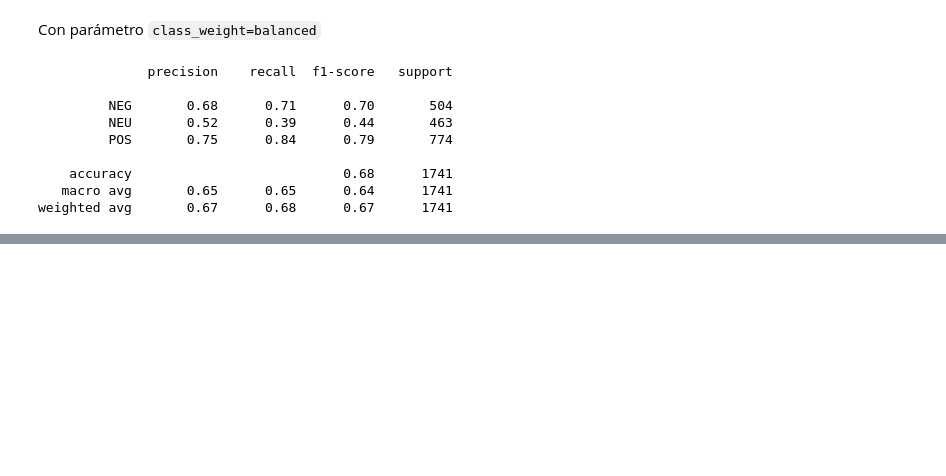
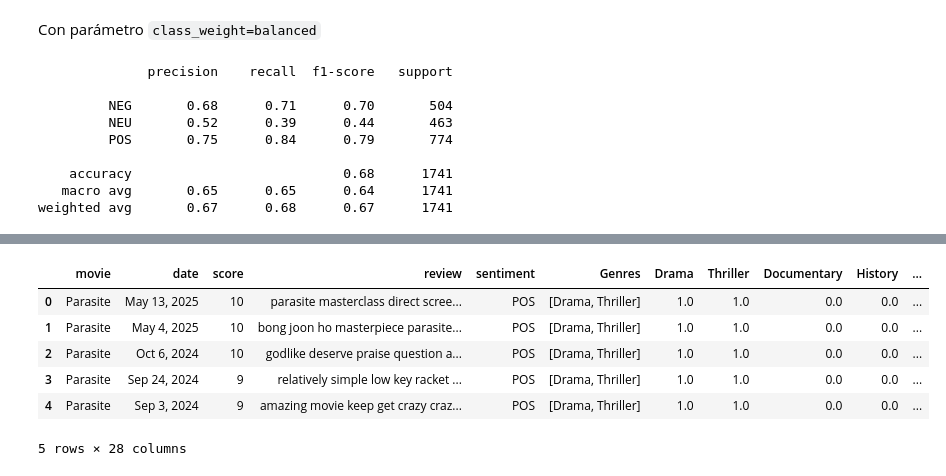
Before and after one commit to jugarbus/Proyecto_NLP, a Jupyter notebook: proyecto_NLP.ipynb, the cells around one changed output, grey strips where cells are left out. Cells and saved outputs as stored; diff of their text form; code cells hidden in the pictures; blank space fills up the shorter version.

```diff
--- a/proyecto_NLP.ipynb
+++ b/proyecto_NLP.ipynb
@@ -924,0 +1421,27 @@ weighted avg       0.67      0.68      0.67      1741
+# %%
+# Copiar el dataframe
+moviesWithGenres_df = movies_df.copy()
+
+# Reemplazar NaN por listas vacías para poder iterar
+moviesWithGenres_df['Genres'] = moviesWithGenres_df['Genres'].apply(lambda x: x if isinstance(x, list) else [])
+
+# Crear columnas dummy por género
+for index, row in moviesWithGenres_df.iterrows():
+    for genre in row['Genres']:
+        genre = genre.strip()
+        if genre:
+            moviesWithGenres_df.at[index, genre] = 1
+
+# Rellenar NaNs con 0
+moviesWithGenres_df = moviesWithGenres_df.fillna(0)
+
+# Ver resultados
+moviesWithGenres_df.head()
+# %% [output]
+|  | movie | date | score | review | sentiment | Genres | Drama | Thriller | Documentary | History | ... |
+| 0 | Parasite | May 13, 2025 | 10 | parasite masterclass direct scree... | POS | [Drama, Thriller] | 1.0 | 1.0 | 0.0 | 0.0 | ... |
+| 1 | Parasite | May 4, 2025 | 10 | bong joon ho masterpiece parasite... | POS | [Drama, Thriller] | 1.0 | 1.0 | 0.0 | 0.0 | ... |
+| 2 | Parasite | Oct 6, 2024 | 10 | godlike deserve praise question a... | POS | [Drama, Thriller] | 1.0 | 1.0 | 0.0 | 0.0 | ... |
+| 3 | Parasite | Sep 24, 2024 | 9 | relatively simple low key racket ... | POS | [Drama, Thriller] | 1.0 | 1.0 | 0.0 | 0.0 | ... |
+| 4 | Parasite | Sep 3, 2024 | 9 | amazing movie keep get crazy craz... | POS | [Drama, Thriller] | 1.0 | 1.0 | 0.0 | 0.0 | ... |
+5 rows × 28 columns
```
Also changed, not shown: parts of 54 cells of this notebook.
